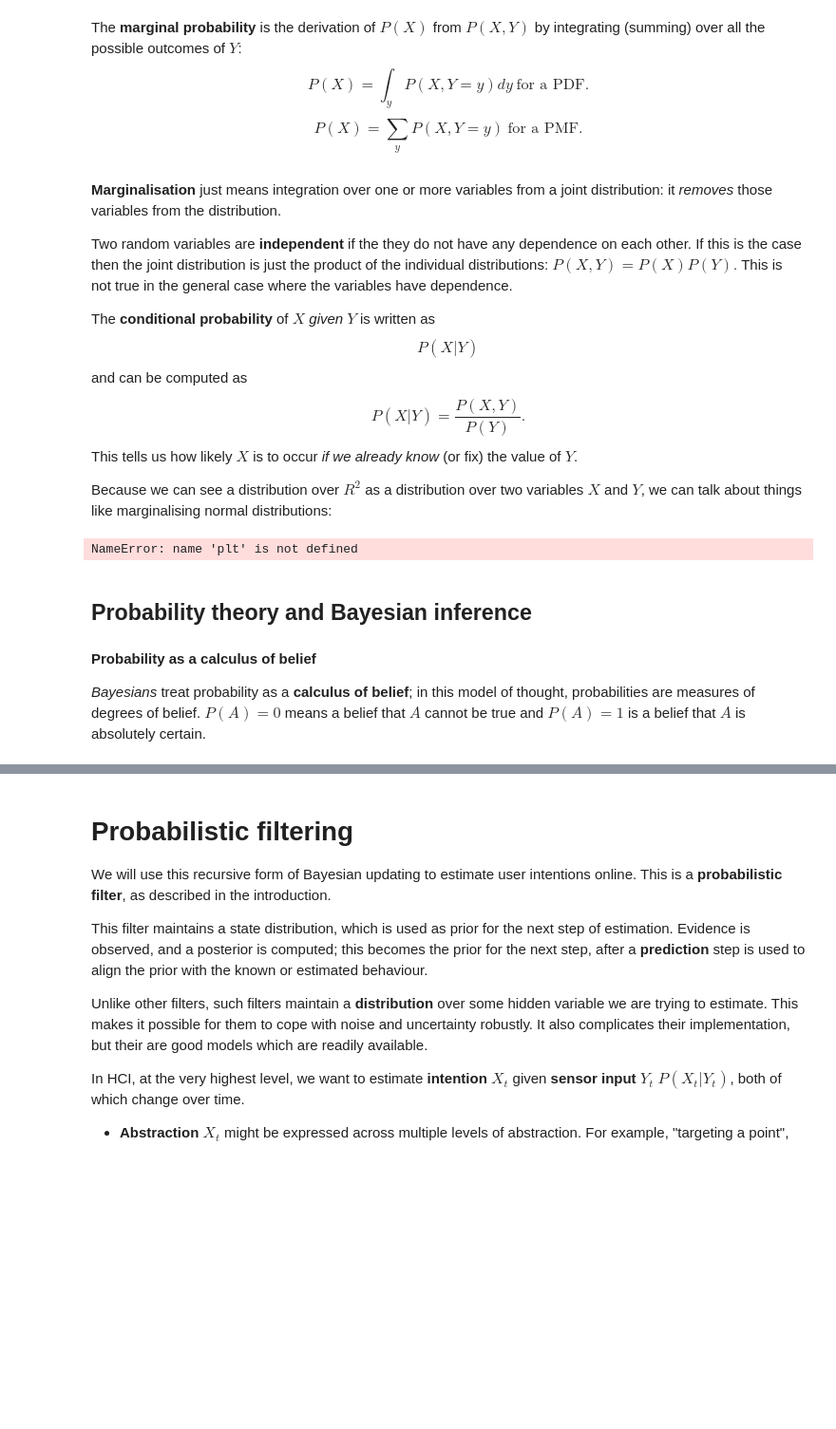
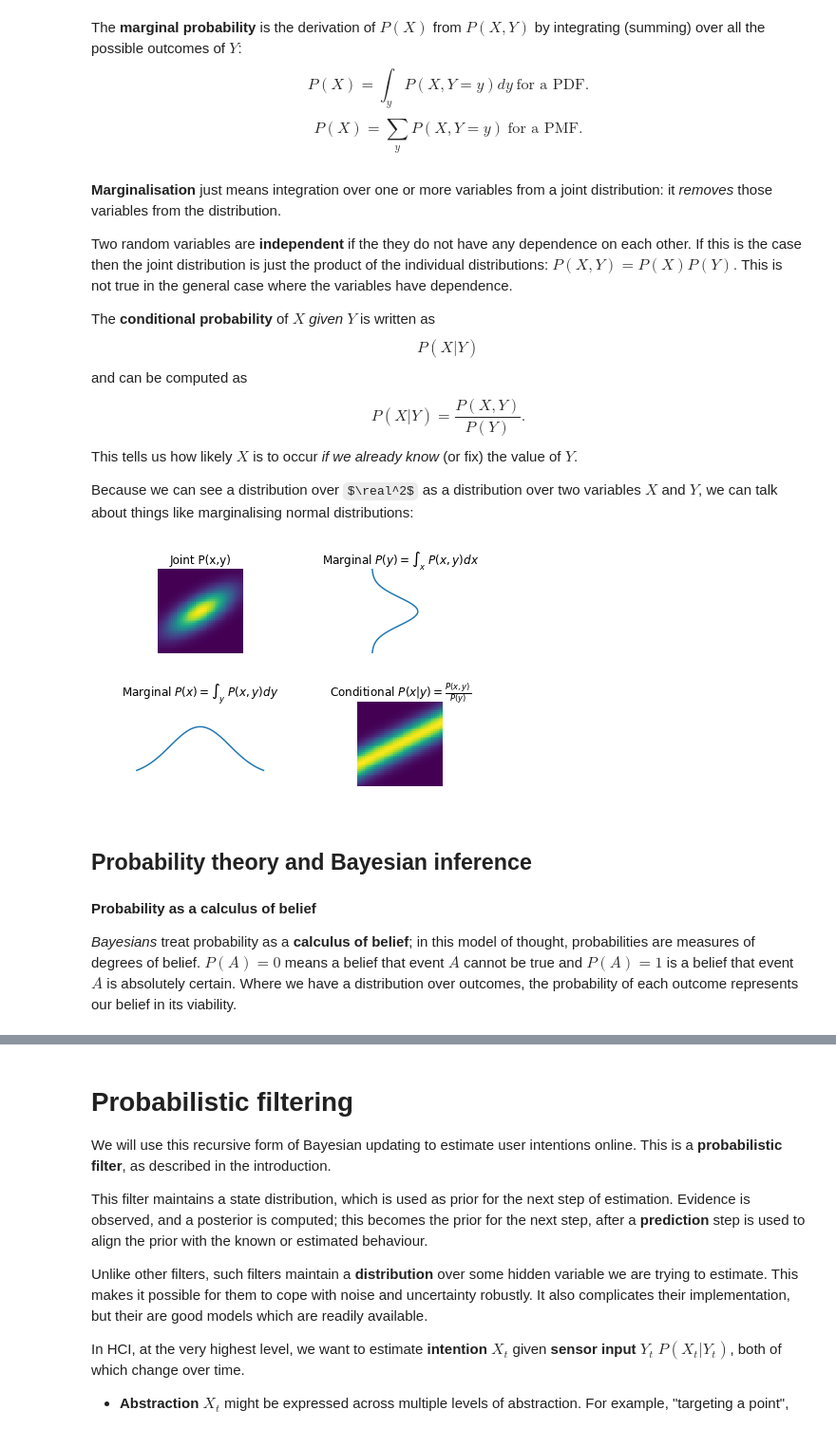
Before and after one commit to johnhw/chi_course_2019, a Jupyter notebook: 01_intro_to_bayesian_methods/Introduction_to_Bayesian_Methods_in_HCI.ipynb, the cells around one changed output, grey strips where cells are left out. Shown at 95% size. Saved outputs shown, nothing was run; the diff lists cells and outputs as text; code cells hidden in the pictures; some formulas as TeX source; blank space fills up the shorter version.

```diff
--- a/01_intro_to_bayesian_methods/Introduction_to_Bayesian_Methods_in_HCI.ipynb
+++ b/01_intro_to_bayesian_methods/Introduction_to_Bayesian_Methods_in_HCI.ipynb
@@ -548,46 +555,64 @@ $P(X,Y) = P(X)P(Y).$ This is not true in the general case where the variables ha
 
 The **conditional probability** of $X$ *given* $Y$ is written as $$P(X|Y)$$ and can be computed as $$\begin{equation} P(X|Y) = \frac{P(X,Y)}{P(Y)}. \end{equation}$$ This tells us how likely $X$ is to occur *if we already know*  (or fix) the value of $Y$.
 
-Because we can see a distribution over $R^2$ as a distribution over two variables $X$ and $Y$, we can talk about things like marginalising normal distributions:
+Because we can see a distribution over $\real^2$ as a distribution over two variables $X$ and $Y$, we can talk about things like marginalising normal distributions:
 # %%
 def joint_marginal(cov):
+    def fix_axis(ax):
+        ax.axis("equal")
+        ax.set_frame_on(False)
+        ax.set_xlim(-3,3)
+        ax.set_ylim(-3,3)
+        ax.axis("off")
+
     # create an independent 2D normal distribution
     x,y = np.meshgrid(np.linspace(-3,3,50), np.linspace(-3,3,50))
     pos = np.empty(x.shape + (2,))
     pos[:,:,0] = x
     pos[:,:,1] = y
     joint_pdf = scipy.stats.multivariate_normal.pdf(pos, [0,0], cov)
     fig = plt.figure()
+
     # plot the joint
     ax = fig.add_subplot(2,2,1)
-    ax.axis('equal')
-    plt.title("Joint p(x,y)")
+    fix_axis(ax)
+    ax.set_title("Joint P(x,y)")
     ax.pcolor(x,y,joint_pdf, cmap='viridis')
+
     # plot the marginals
     ax = fig.add_subplot(2,2,3)
-    ax.axis('equal')
-    plt.title("Marginal $P(x) = \int\  P(x,y) dy$")
+
+    ax.set_title("Marginal $P(x) = \int_{y}\  P(x,y) dy$")
+    # compute (approximate) marginals through direct summation
     ax.plot(x[0,:], np.sum(joint_pdf, axis=0))
+    fix_axis(ax)
+    ax.set_ylim(-1,4)
+
     ax = fig.add_subplot(2,2,2)
-    ax.axis('equal')
-    plt.title("Marginal $P(y) = \int\  P(x,y) dx$")
+
+    ax.set_title("Marginal $P(y) = \int_{x}\  P(x,y) dx$")
     ax.plot(np.sum(joint_pdf, axis=1), x[0,:])
+    fix_axis(ax)
+    ax.set_xlim(0,4)
+
     # plot p(x|y)
     ax = fig.add_subplot(2,2,4)
-    ax.axis('equal')
-    plt.title("Conditional $P(x|y) = \\frac{P(x,y)}{P(y)}$")
+
+    ax.set_title("Conditional $P(x|y) = \\frac{P(x,y)}{P(y)}$")
     marginal = np.tile(np.sum(joint_pdf, axis=0), (joint_pdf.shape[0],1))
     ax.pcolor(x,y,joint_pdf/marginal, cmap='viridis')
-joint_marginal([[1,0],[0.5,1]])
+    fix_axis(ax)
+
+joint_marginal([[2,0],[1,1]])
 plt.tight_layout()
 # %% [output]
-NameError: name 'plt' is not defined
+[figure, added]
 # %% [markdown]
 <a id="bayesian"> </a>
 ## Probability theory and Bayesian inference
 
 #### Probability as a calculus of belief
-*Bayesians* treat probability as a **calculus of belief**; in this model of thought, probabilities are measures of degrees of belief. $P(A)=0$ means a belief that $A$ cannot be true and $P(A)=1$ is a belief that $A$ is absolutely certain.
+*Bayesians* treat probability as a **calculus of belief**; in this model of thought, probabilities are measures of degrees of belief. $P(A)=0$ means a belief that event $A$ cannot be true and $P(A)=1$ is a belief that event $A$ is absolutely certain. Where we have a distribution over outcomes, the probability of each outcome represents our belief in its viability.
 # %% [markdown]
 #### Probability as the optimal way of representing uncertainty
 Other representations of uncertainty are strictly inferior to probabilistic methods *in the sense that* a person, agent, computer placing "bets" on future events using probabilistic models has the best possible return out of all decision systems when there is uncertainty.
```
Also changed, not shown: parts of 52 cells of this notebook.
